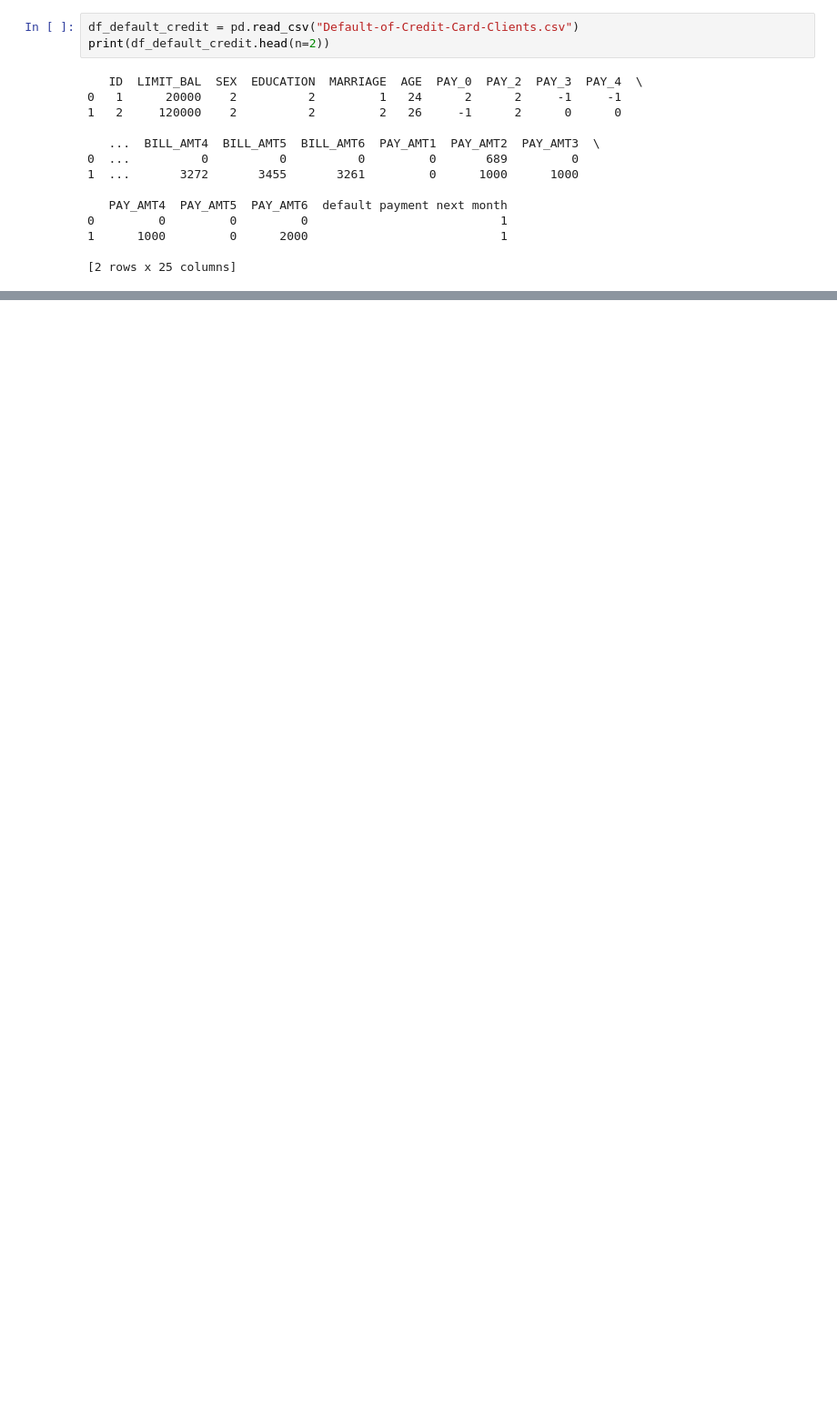
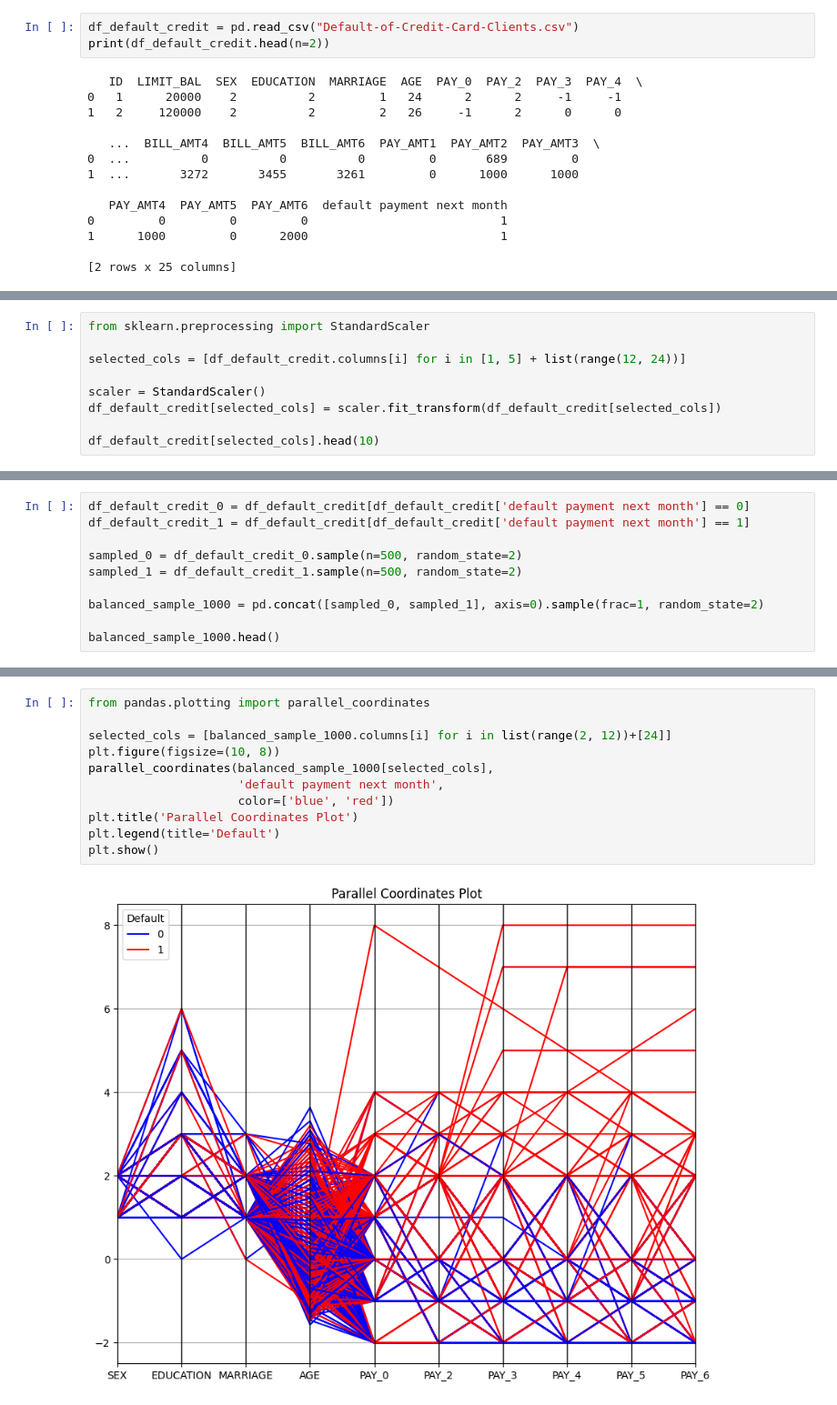
Before and after one commit to RustyRaptor/data-mining, a Jupyter notebook: 20230910_assignment2/20230910_assignment2.ipynb, the cells around one changed output, grey strips where cells are left out. Shown at 91% size. Saved outputs shown, nothing was run; the diff lists cells and outputs as text; blank space fills up the shorter version.

```diff
--- a/20230910_assignment2/20230910_assignment2.ipynb
+++ b/20230910_assignment2/20230910_assignment2.ipynb
@@ -181,0 +180,9 @@ plt.scatter(x_age, y_limit_bal,alpha=0.5, s=25)
+# %%
+from sklearn.preprocessing import StandardScaler
+
+selected_cols = [df_default_credit.columns[i] for i in [1, 5] + list(range(12, 24))]
+
+scaler = StandardScaler()
+df_default_credit[selected_cols] = scaler.fit_transform(df_default_credit[selected_cols])
+
+df_default_credit[selected_cols].head(10)
@@ -181,0 +227,10 @@ plt.scatter(x_age, y_limit_bal,alpha=0.5, s=25)
+# %%
+df_default_credit_0 = df_default_credit[df_default_credit['default payment next month'] == 0]
+df_default_credit_1 = df_default_credit[df_default_credit['default payment next month'] == 1]
+
+sampled_0 = df_default_credit_0.sample(n=500, random_state=2)
+sampled_1 = df_default_credit_1.sample(n=500, random_state=2)
+
+balanced_sample_1000 = pd.concat([sampled_0, sampled_1], axis=0).sample(frac=1, random_state=2)
+
+balanced_sample_1000.head()
@@ -181,0 +251,13 @@ plt.scatter(x_age, y_limit_bal,alpha=0.5, s=25)
+# %%
+from pandas.plotting import parallel_coordinates
+
+selected_cols = [balanced_sample_1000.columns[i] for i in list(range(2, 12))+[24]]
+plt.figure(figsize=(10, 8))
+parallel_coordinates(balanced_sample_1000[selected_cols],
+                     'default payment next month',
+                     color=['blue', 'red'])
+plt.title('Parallel Coordinates Plot')
+plt.legend(title='Default')
+plt.show()
+# %% [output]
+[figure, added]
```
Also changed, not shown: parts of 47 cells of this notebook, 1 other file.
